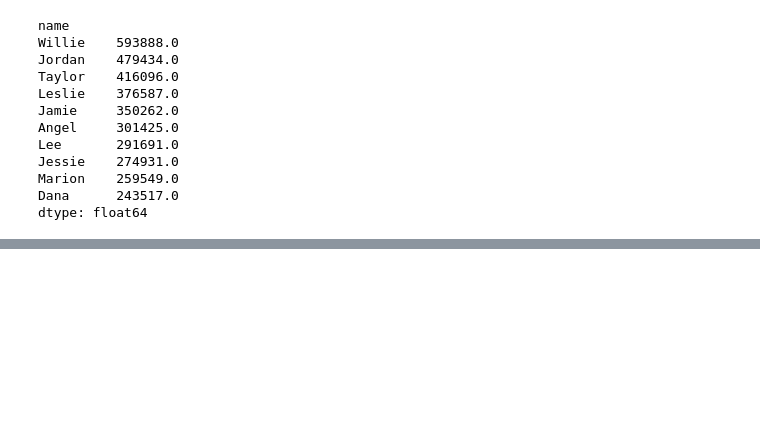
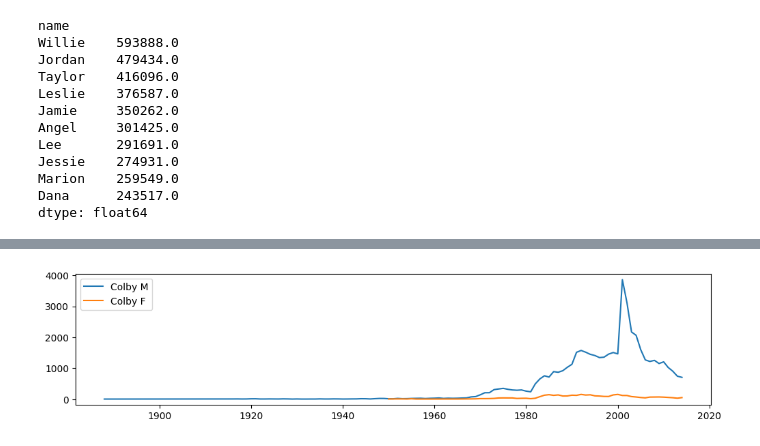
Before and after one commit to bagoferasers/project3_DataScience, a Jupyter notebook: project3_nib667.ipynb, the cells around one changed output, grey strips where cells are left out. Saved outputs shown, nothing was run; the diff lists cells and outputs as text; code cells hidden in the pictures; blank space fills up the shorter version.

```diff
--- a/project3_nib667.ipynb
+++ b/project3_nib667.ipynb
@@ -148,0 +196,9 @@ dtype: float64
+# %%
+# Finding out what's going on with my own name haha
+pp.figure( figsize=( 12,2.5 ) )
+plotname( 'M', "Colby" )
+plotname( 'F', "Colby" )
+pp.legend( [ "Colby M", "Colby F" ], loc = 'upper left' )
+pp.show( )
+# %% [output]
+[figure, added]
```
Also changed, not shown: parts of 6 cells of this notebook.
